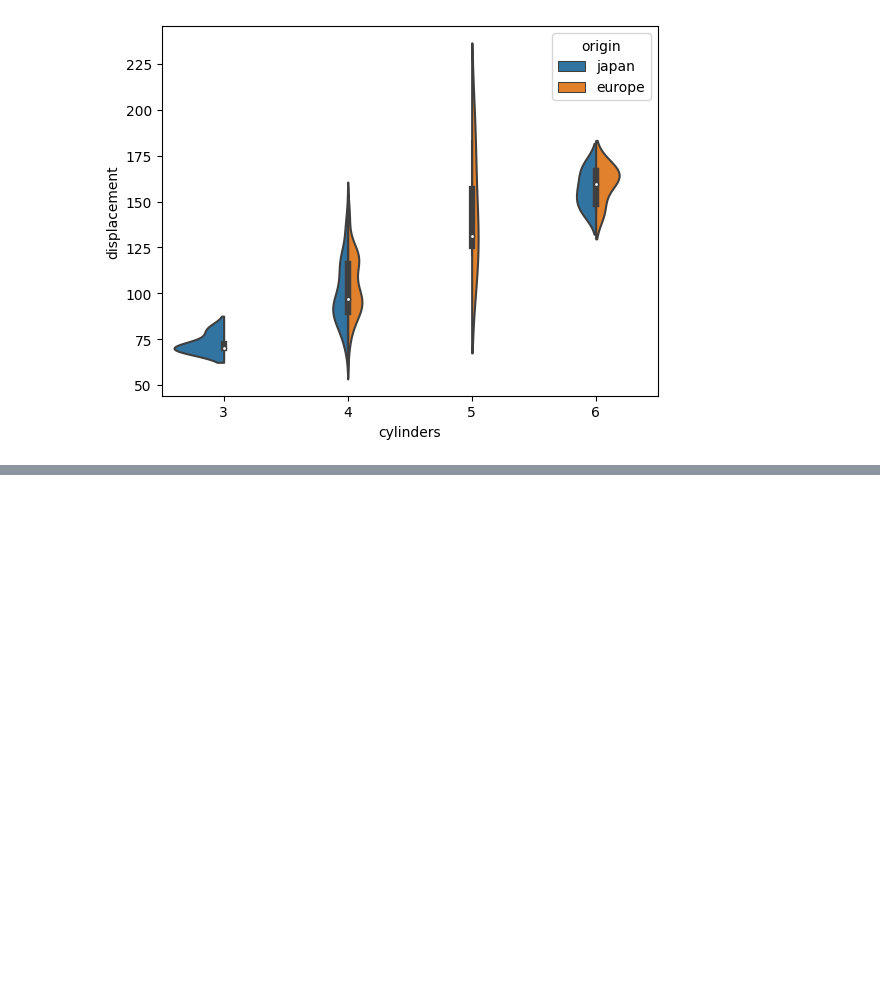
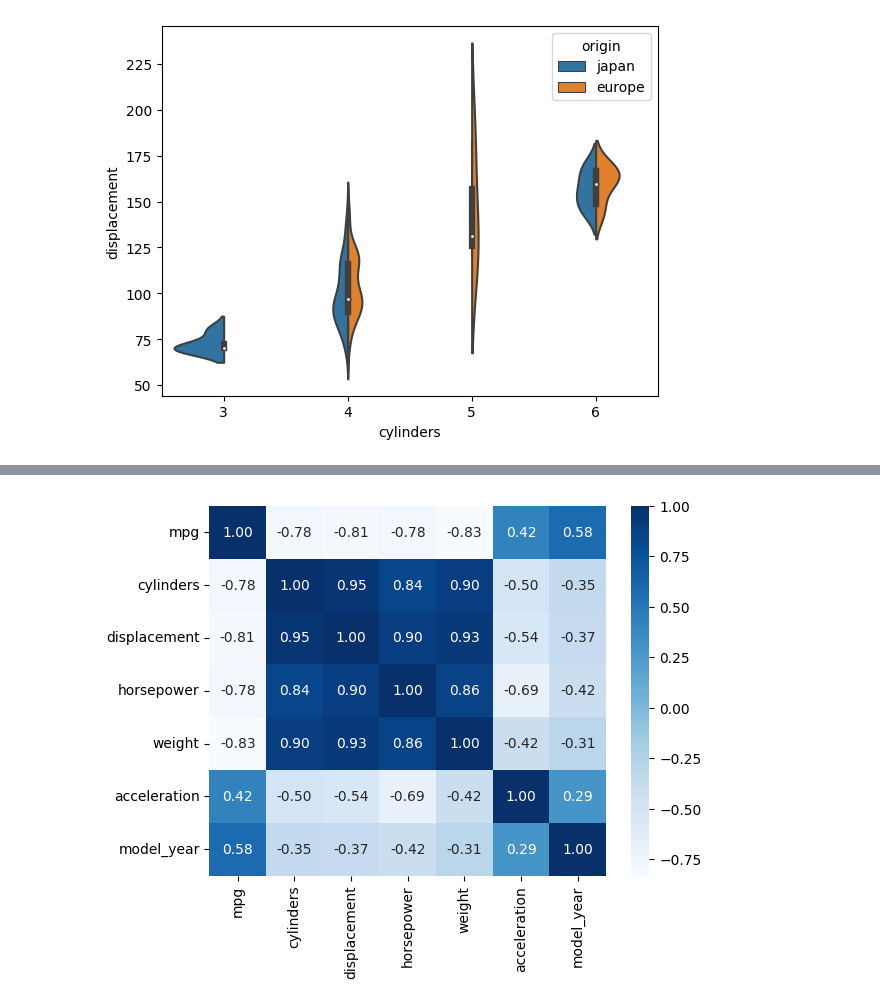
Before and after one commit to sayol/Violin-Plot, a Jupyter notebook: Violin Plot.ipynb, the cells around one changed output, grey strips where cells are left out. Saved outputs shown, nothing was run; the diff lists cells and outputs as text; code cells hidden in the pictures; blank space fills up the shorter version.

```diff
--- a/Violin Plot.ipynb
+++ b/Violin Plot.ipynb
@@ -139,0 +162,5 @@ plt.show()
+# %%
+sns.heatmap(data=df.corr(), annot=True, fmt="0.2f",cmap="Blues")
+plt.show()
+# %% [output]
+[figure, added]
```
Also changed, not shown: parts of 4 cells of this notebook.
